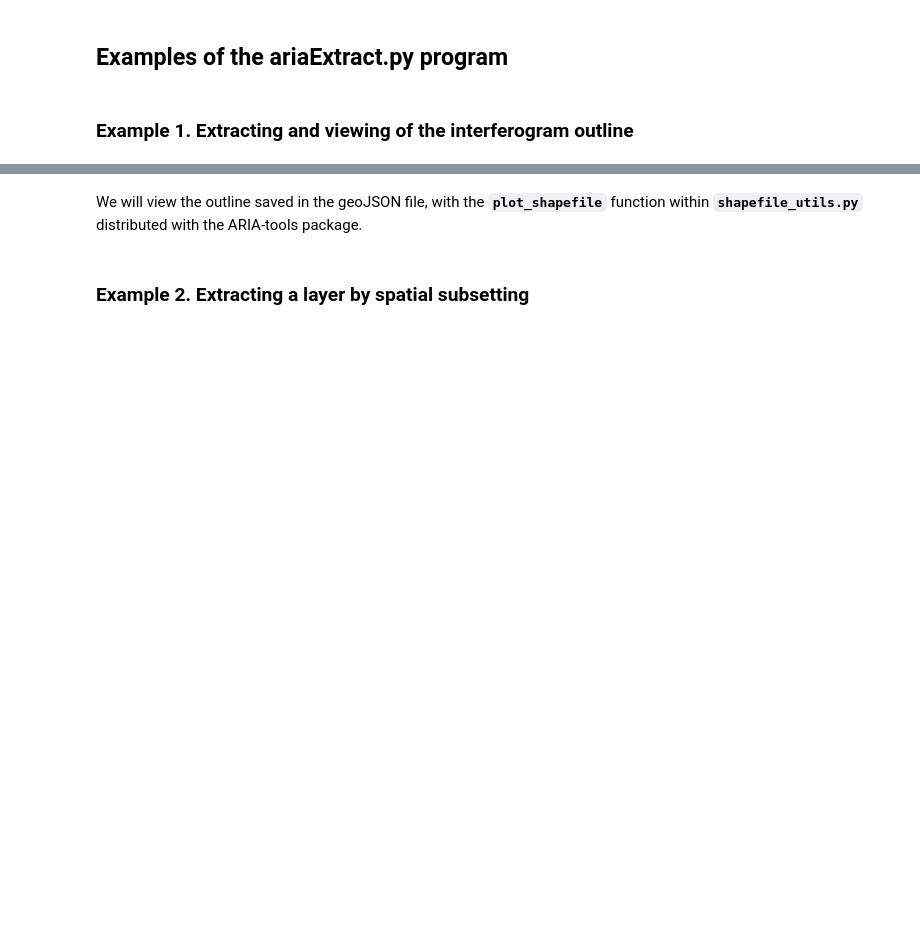
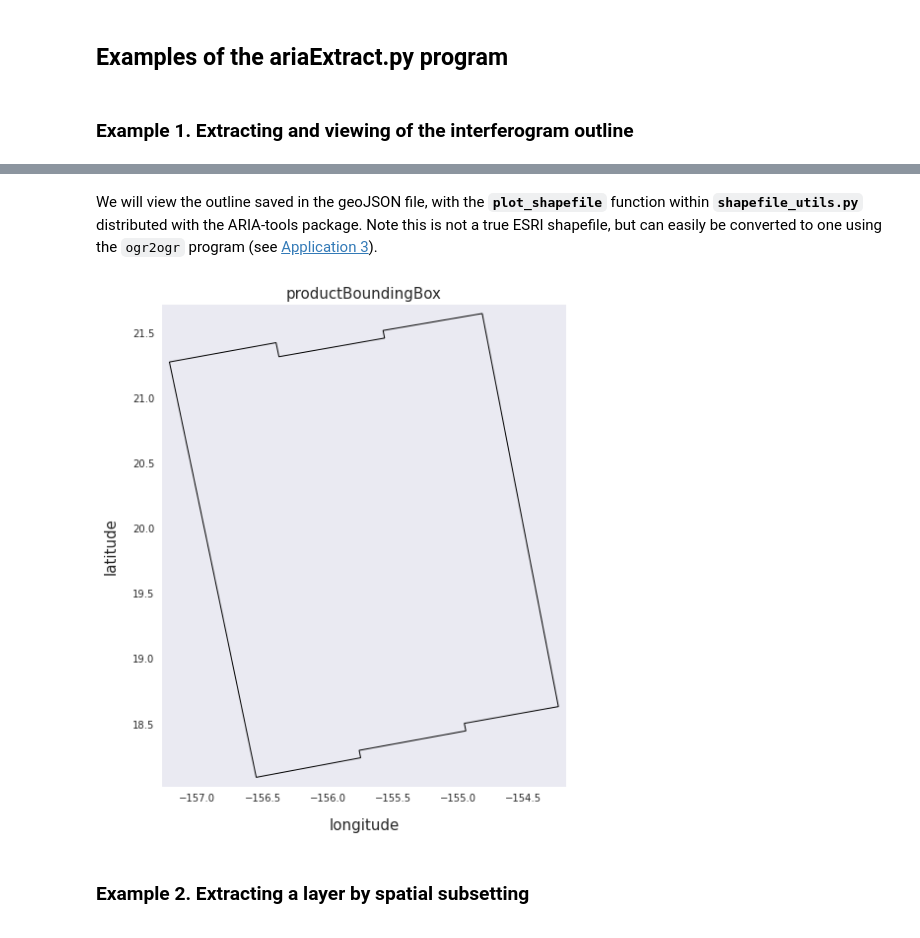
Before and after one commit to aria-tools/ARIA-tools-docs, a Jupyter notebook: JupyterDocs/ariaExtract/ariaExtract_tutorial.ipynb, the cells around one changed output, grey strips where cells are left out. Drawn from its saved outputs; the diff is of its cells as text; code cells hidden in the pictures; blank space fills up the shorter version.

```diff
--- a/JupyterDocs/ariaExtract/ariaExtract_tutorial.ipynb
+++ b/JupyterDocs/ariaExtract/ariaExtract_tutorial.ipynb
@@ -353,7 +395,9 @@ In addition, a final bounding box 'productBoundingBox.shp' is stored which detai
 # %% [markdown]
-We will view the outline saved in the geoJSON file, with the **`plot_shapefile`** function within **`shapefile_utils.py`** distributed with the ARIA-tools package.
+We will view the outline saved in the geoJSON file, with the **`plot_shapefile`** function within **`shapefile_utils.py`** distributed with the ARIA-tools package. Note this is not a true ESRI shapefile, but can easily be converted to one using the `ogr2ogr` program (see [Application 3](#application3)).
 # %%
-shputil.plot_shapefile(os.path.join('productBoundingBox', 'productBoundingBox.shp'))
+shputil.plot_shapefile(os.path.join('productBoundingBox', 'productBoundingBox.json'))
+# %% [output]
+[figure, added]
 # %% [markdown]
 ### Example 2. Extracting a layer by spatial subsetting
 <a id='example_2'></a>
```
Also changed, not shown: parts of 43 cells of this notebook, 9 other files.
